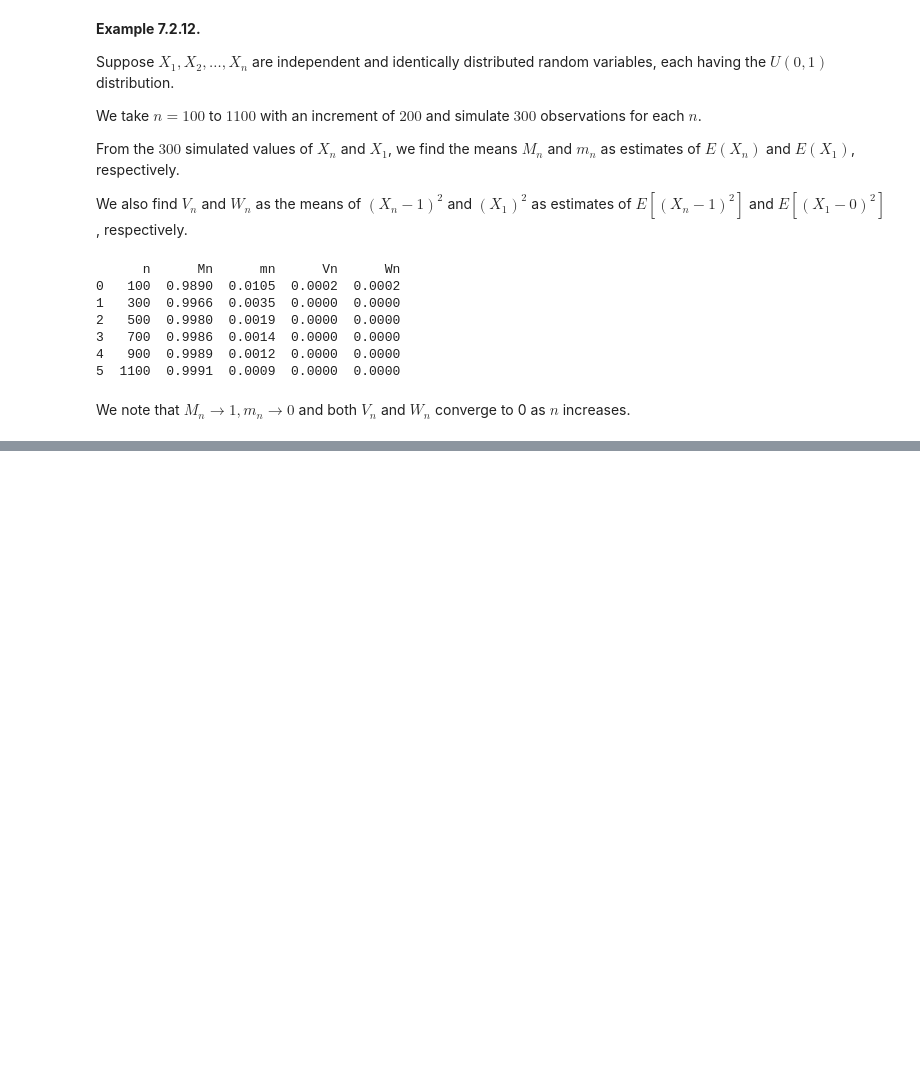
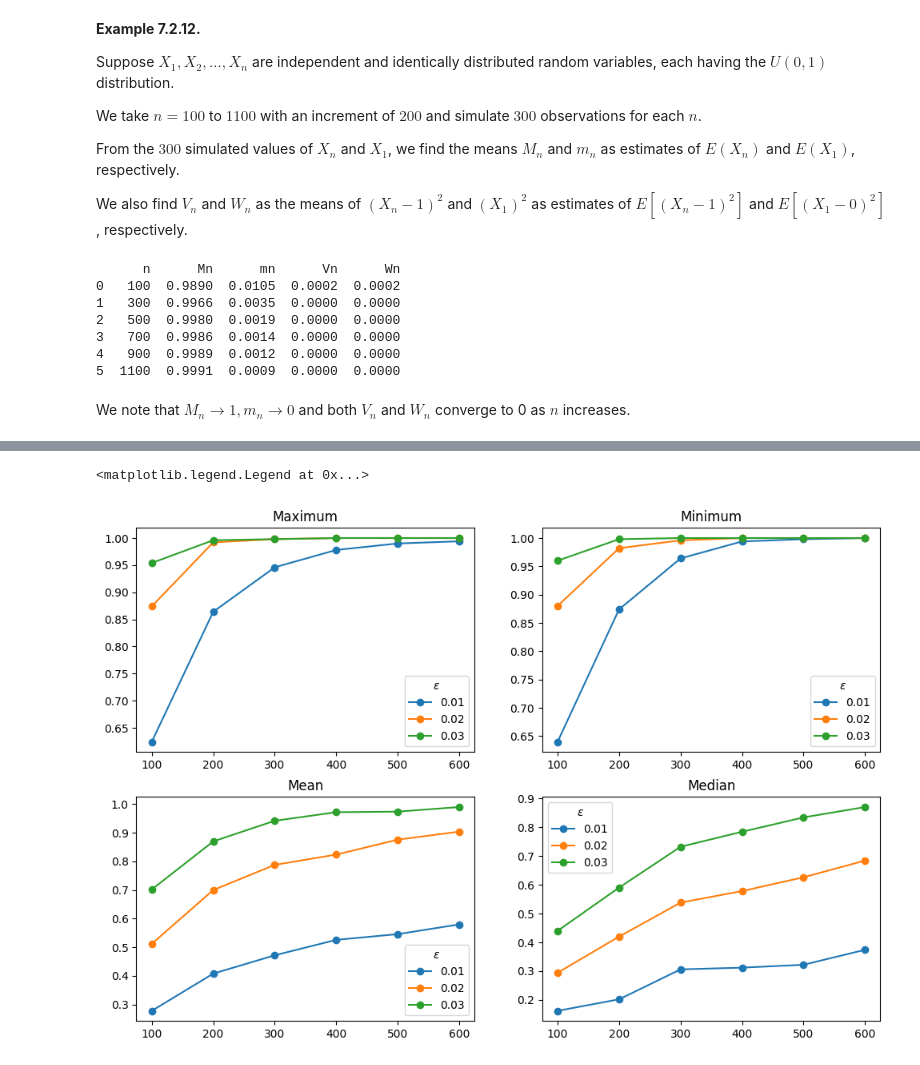
Before and after one commit to Bharat-Jambhulkar/Almost-Surely, a Jupyter notebook: concepts/Chapter 7/notebook.ipynb, the cells around one changed output, grey strips where cells are left out. Saved outputs shown, nothing was run; the diff lists cells and outputs as text; code cells hidden in the pictures; blank space fills up the shorter version.

Commit message:
Add Example 7.2.12: convergence simulations
Add Example 7.2.12 demonstrating convergence in probability for order statistics, sample mean and median of U(0,1).

```diff
--- a/concepts/Chapter 7/notebook.ipynb
+++ b/concepts/Chapter 7/notebook.ipynb
@@ -52,0 +61,26 @@ We note that $M_n \to 1, m_n \to 0$ and both $V_n$ and $W_n$ converge to 0 as $n
+# %%
+import numpy as np
+nvec = np.arange(100,700,step = 100)
+nsim = 500
+sample_matrix = np.random.uniform(0,1,size=(nsim,max(nvec)))
+epvec = np.array([0.01, 0.02, 0.03])
+prob_matrx_1=np.zeros((len(epvec),len(nvec)))
+prob_matrx_2=np.zeros((len(epvec),len(nvec)))
+prob_matrx_3=np.zeros((len(epvec),len(nvec)))
+prob_matrx_4= np.zeros((len(epvec),len(nvec)))
+# %%
+for j, ep in enumerate(epvec):
+    for i,n in enumerate(nvec):
+        sample = sample_matrix[:, :n]
+        umax = sample.max(axis=1)
+        umin = sample.min(axis=1)
+        sample_mean = sample.mean(axis = 1)
+        sample_meadian = np.median(sample,axis = 1)
+        p1 = (np.abs(umax - 1)<ep).sum()/nsim
+        p2 = (np.abs(umin - 0)<ep).sum()/nsim
+        p3 = (np.abs(sample_mean - 0.5)<ep).sum()/nsim
+        p4 = (np.abs(sample_meadian - 0.5)<ep).sum()/nsim
+        prob_matrx_1[j,i] = p1
+        prob_matrx_2[j,i] = p2
+        prob_matrx_3[j,i] = p3
+        prob_matrx_4[j,i] = p4
@@ -52,0 +111,22 @@ We note that $M_n \to 1, m_n \to 0$ and both $V_n$ and $W_n$ converge to 0 as $n
+# %%
+import matplotlib.pyplot as plt
+fig, axes = plt.subplots(2,2,figsize=(12,8))
+
+axes[0,0].plot(nvec,prob_matrx_1.T,marker = 'o')
+axes[0,0].set_title("Maximum")
+axes[0,0].legend(epvec, title = r"$\epsilon$")
+
+axes[0,1].plot(nvec,prob_matrx_2.T,marker = 'o')
+axes[0,1].set_title("Minimum")
+axes[0,1].legend(epvec, title = r"$\epsilon$")
+
+axes[1,0].plot(nvec,prob_matrx_3.T,marker = 'o')
+axes[1,0].set_title("Mean")
+axes[1,0].legend(epvec, title = r"$\epsilon$")
+
+axes[1,1].plot(nvec,prob_matrx_4.T,marker = 'o')
+axes[1,1].set_title("Median")
+axes[1,1].legend(epvec, title = r"$\epsilon$")
+# %% [output]
+<matplotlib.legend.Legend at 0x...>
+[figure, added]
```
Also changed, not shown: parts of 2 cells of this notebook.
